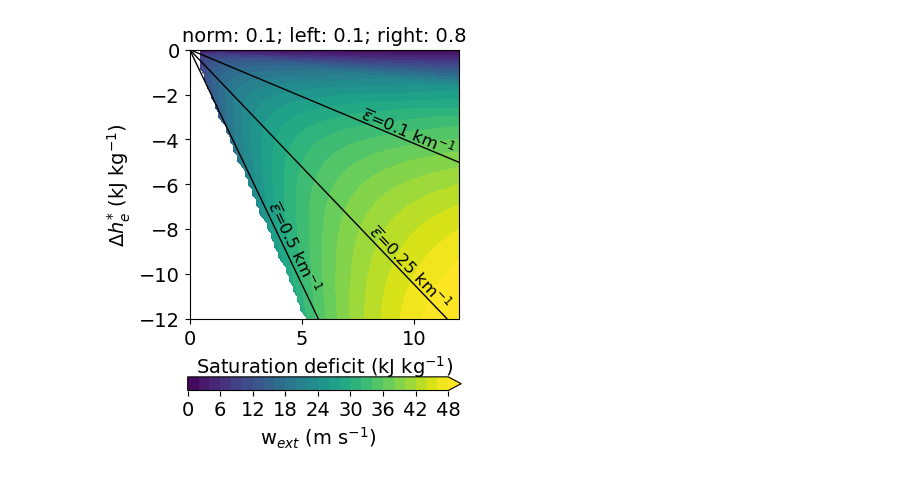
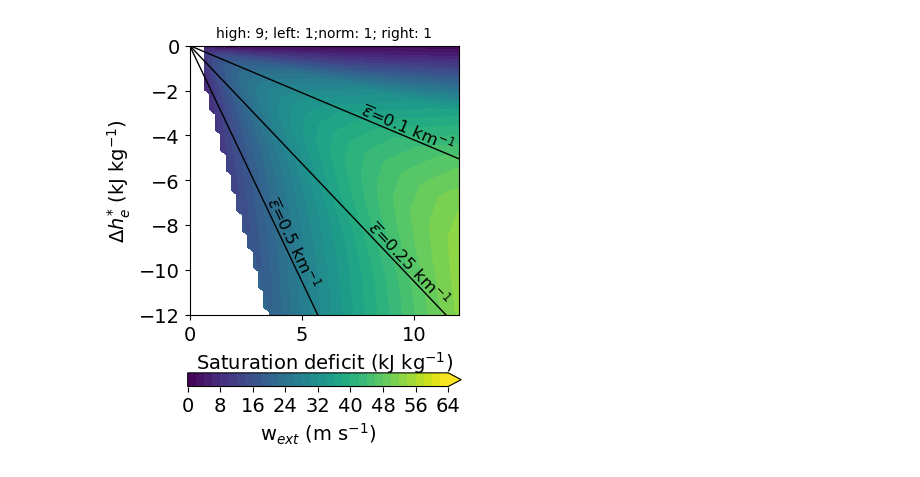
Before and after one commit to dongqi-DQ/plume_models, a Jupyter notebook: distribution_plotting.ipynb, the cells around one changed output. Cells and saved outputs as stored; diff of their text form; code cells hidden in the pictures.

```diff
--- a/distribution_plotting.ipynb
+++ b/distribution_plotting.ipynb
@@ -103,10 +103,10 @@ def get_Palmer_plane_skew(z_lcl=1400,mprofile="cos",skew_type = "left", read_fro
 
 # Set the model parameters
 
-z_lcl = 1400
+z_lcl = 700
 mprofile = "cos"
 
-df_normal = get_Palmer_plane_skew(z_lcl,mprofile,skew_type = "normal", read_from_file=True)
-df_left = get_Palmer_plane_skew(z_lcl,mprofile,skew_type = "left", read_from_file=True)
-df_right = get_Palmer_plane_skew(z_lcl,mprofile,skew_type = "right", read_from_file=True)
+df_normal = get_Palmer_plane_skew(z_lcl,mprofile,skew_type = "normal", read_from_file=False)
+df_left = get_Palmer_plane_skew(z_lcl,mprofile,skew_type = "left", read_from_file=False)
+df_right = get_Palmer_plane_skew(z_lcl,mprofile,skew_type = "right", read_from_file=False)
 # %% [output]
@@ -115,3 +115,6 @@ Wall time: 17.3 ms
+# %%
+df_low = get_Palmer_plane_skew(z_lcl,mprofile,skew_type = "strong-low-entrain", read_from_file=False)
+df_high = get_Palmer_plane_skew(z_lcl,mprofile,skew_type = "strong-high-entrain", read_from_file=False)
 # %%
 
 fig = plt.figure(figsize=(12,5))
@@ -283,27 +417,41 @@ dz = np.nanmean(dz_arr)
 ent_b_arr = np.array(df_normal["ent_b"])*1000
 
 ## normal
-CAPEdist_normal = np.array(df_normal["CAPE_dist"])
+CAPEdist_normal = np.array(df_normal["CAPE_ext"])
 w_arr_normal = np.sqrt(2*CAPEdist_normal)
 ## left
-CAPEdist_left = np.array(df_left["CAPE_dist"])
+CAPEdist_left = np.array(df_left["CAPE_ext"])
 w_arr_left = np.sqrt(2*CAPEdist_left)
 
 ## right
-CAPEdist_right = np.array(df_right["CAPE_dist"])
+CAPEdist_right = np.array(df_right["CAPE_ext"])
 w_arr_right = np.sqrt(2*CAPEdist_right)
 
+## low
+CAPEdist_low = np.array(df_low["CAPE_ext"])
+w_arr_low = np.sqrt(2*CAPEdist_low)
+
+## high
+CAPEdist_high = np.array(df_high["CAPE_ext"])
+w_arr_high = np.sqrt(2*CAPEdist_high)
+
 # w_arr = (w_arr_normal + w_arr_left + w_arr_right)/3
-weight_normal = 0.1
-weight_left   = 0.1
-weight_right  = 0.8
+weight_high  = 9
+weight_left   = 1
+weight_normal = 1
+weight_right  = 1
+# weight_low  = 10
 
-weights = np.array([weight_normal, weight_left, weight_right])
+
+weights = np.array([weight_high, weight_left, weight_normal, weight_right]) # , weight_low
 
 w_arr = (
-    weights[0] * w_arr_normal
+    weights[0] * w_arr_high
     + weights[1] * w_arr_left
-    + weights[2] * w_arr_right
+    + weights[2] * w_arr_normal
+    + weights[3] * w_arr_right
+    # + weights[4] * w_arr_low
+
 ) / weights.sum()
 
 # w_arr = (
@@ -313,7 +461,7 @@ w_arr = (
 # )
 
 Xi, Yi, Zi = scatter_to_contour(sat_def_arr, dh_arr, w_arr)
-cf1 = ax1.contourf(Xi, Yi, Zi, levels=np.arange(0,50,2),extend="max",cmap="viridis")
+cf1 = ax1.contourf(Xi, Yi, Zi, levels=np.arange(0,65,2),extend="max",cmap="viridis")
 fig.colorbar(cf1, ax=ax1, label=r"w$_{ext}$ (m s$^{-1}$)",orientation="horizontal")
 
 for es,xval in zip([-0.5, -0.25,-0.1],[3.5,8.5,8.5]):
@@ -325,33 +473,33 @@ for es,xval in zip([-0.5, -0.25,-0.1],[3.5,8.5,8.5]):
     dy = yval[-1] - yval[0]
     dx = xval1[-1] - xval1[0]
     angle = np.degrees(np.arctan2(dy, dx))
     ix = np.argwhere(xval1<xval)[0][0]
     # choose a point ON the line for the label
     x_text = xval1[ix]
     y_text = yval[ix]
     if es == -0.25:
         x_text = xval1[ix+1]
         y_text = yval[ix+1]
 
     plt.text(
         x_text, y_text,
         r"$\overline{\epsilon}$"+f"={-es} km"+r"$^{-1}$",
         color="k",
         fontsize=12,
         rotation=angle+180,
         rotation_mode="anchor",
         transform_rotates_text=True,
         ha="left",
         va="bottom"
     )
 
 ax1.set_xlim(0,12)
 ax1.set_ylim(-12,0)
 ax1.set_xlabel(r"Saturation deficit (kJ kg$^{-1}$)")
 ax1.set_ylabel(r"$\Delta h_{e}^{*}$ (kJ kg$^{-1}$)")
 # ax1.text(0.5,-11.5,f"{weight_normal}; {weight_left}; {weight_right}",fontweight="bold",fontsize=14)
-ax1.set_title(f"norm: {weight_normal}; left: {weight_left}; right: {weight_right}",fontsize=14)
+ax1.set_title(f"high: {weight_high}; left: {weight_left};norm: {weight_normal}; right: {weight_right}",fontsize=10)
 ax1.set_aspect('equal')
 # %% [output]
-[figure, old version]
+[figure, new version]
 # %%
```
Also changed, not shown: parts of 7 cells of this notebook, 14 other files.
